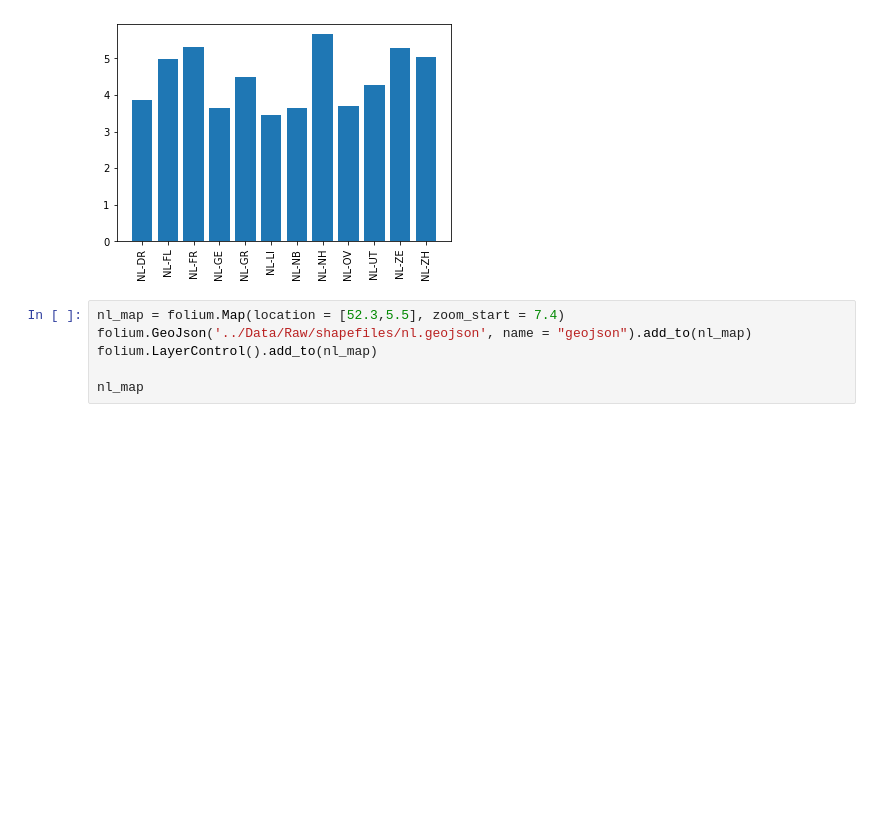
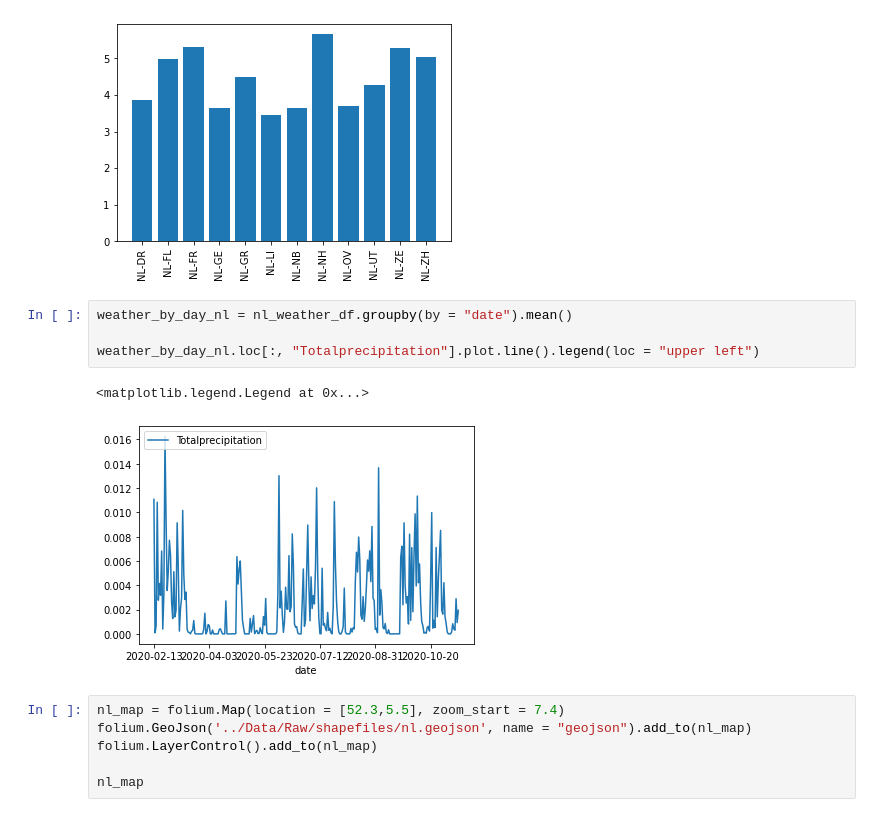
Before and after one commit to Javh2138/fyp2021p02g16, a Jupyter notebook: Notebooks/Fyp2021p02g16.ipynb, the cells around one changed output. Cells and saved outputs as stored; diff of their text form; blank space fills up the shorter version.

```diff
--- a/Notebooks/Fyp2021p02g16.ipynb
+++ b/Notebooks/Fyp2021p02g16.ipynb
@@ -56,6 +56,13 @@ plt.bar(reg_dict.keys(),means)
 # %% [output]
 <BarContainer object of 12 artists>
 [figure]
+# %%
+weather_by_day_nl = nl_weather_df.groupby(by = "date").mean()
+
+weather_by_day_nl.loc[:, "Totalprecipitation"].plot.line().legend(loc = "upper left")
+# %% [output]
+<matplotlib.legend.Legend at 0x...>
+[figure, added]
 # %%
 nl_map = folium.Map(location = [52.3,5.5], zoom_start = 7.4)
 folium.GeoJson('../Data/Raw/shapefiles/nl.geojson', name = "geojson").add_to(nl_map)
```
